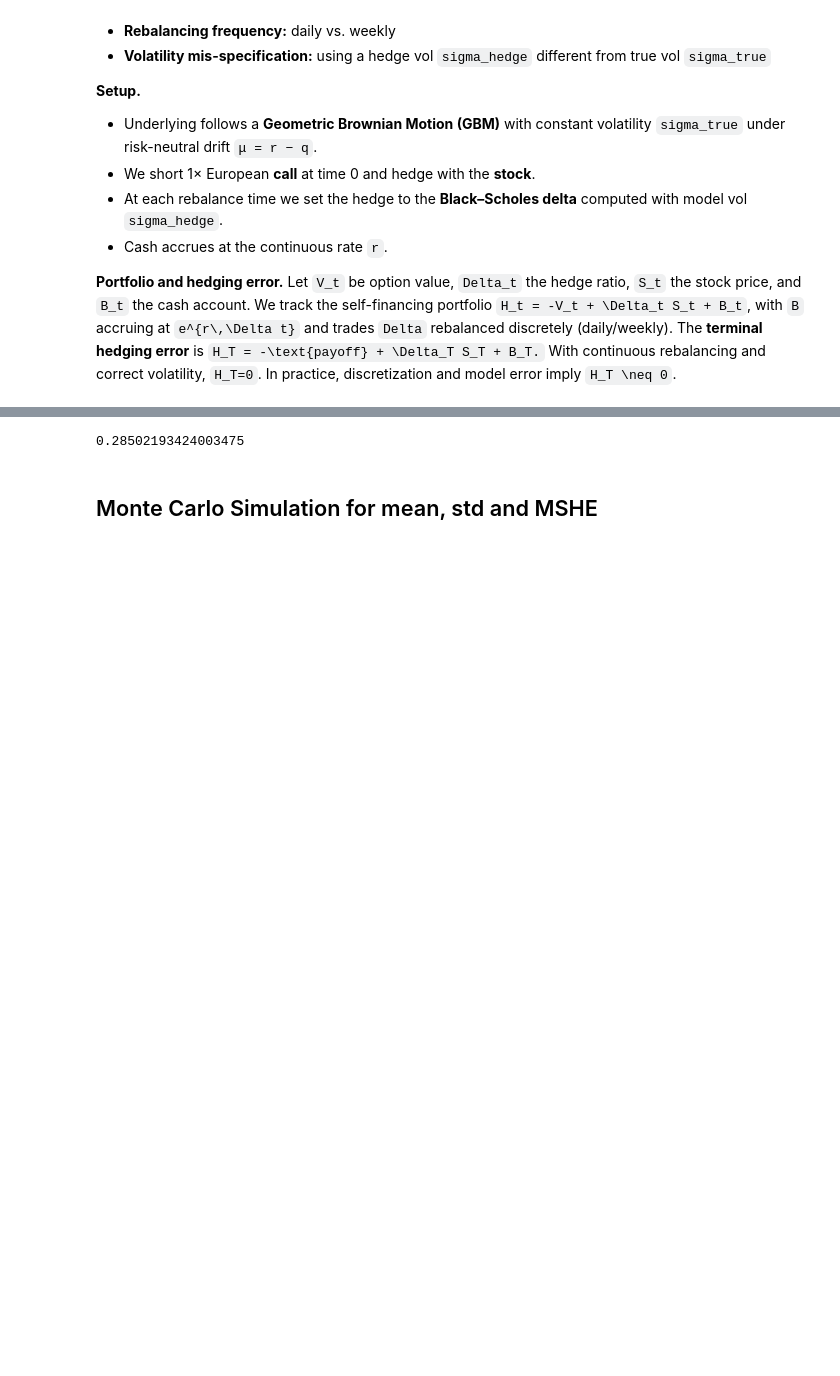
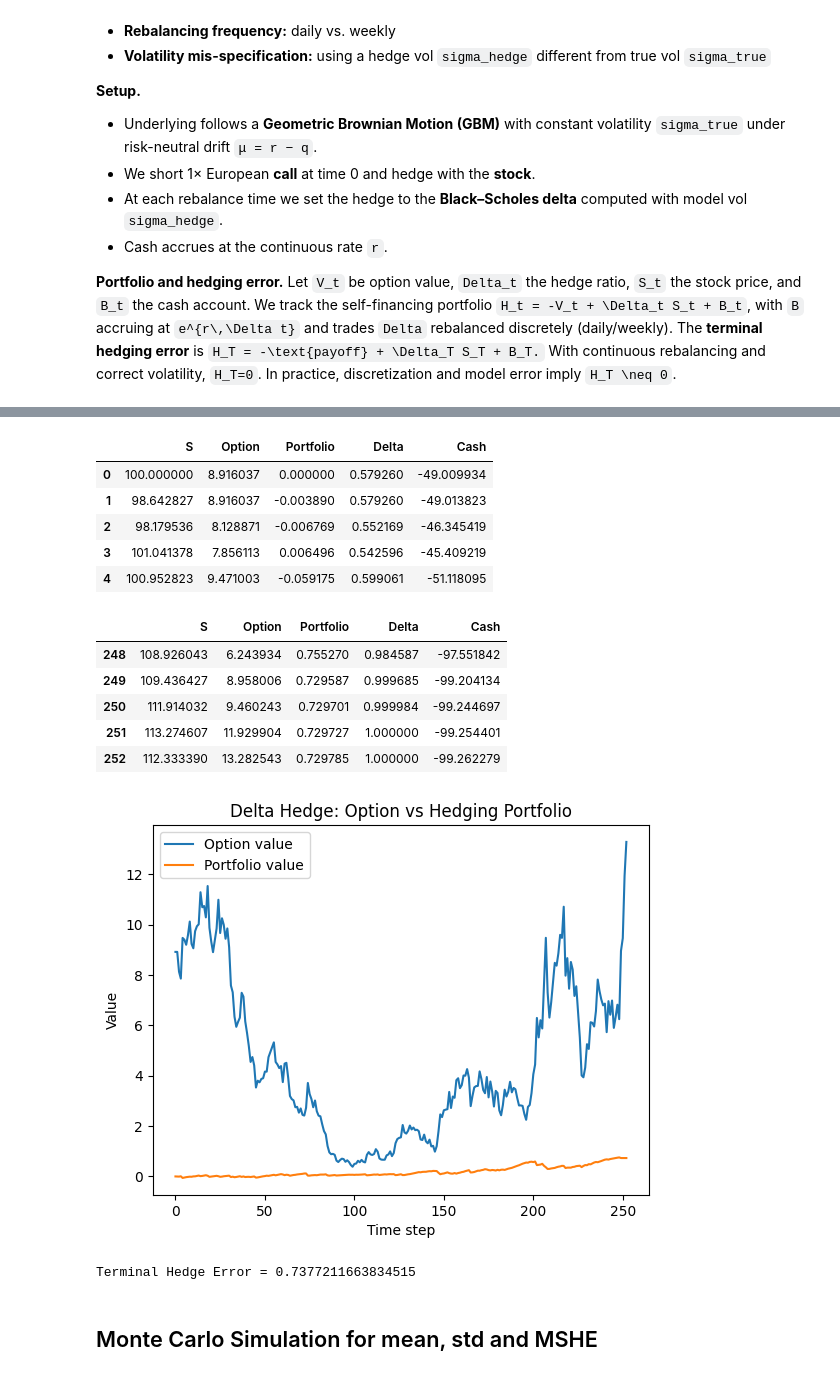
Before and after one commit to lucadrucken/quant-playground, a Jupyter notebook: notebooks/03_delta_hedging.ipynb, the cells around one changed output, grey strips where cells are left out. Drawn from its saved outputs; the diff is of its cells as text; code cells hidden in the pictures; blank space fills up the shorter version.

Commit message:
changes in delta_hedging adjusted readme

```diff
--- a/notebooks/03_delta_hedging.ipynb
+++ b/notebooks/03_delta_hedging.ipynb
@@ -136,35 +136,70 @@ def delta_hedge_one_path(
         # mark to market the option & portfolio
         V_t = bs_price(S_t, K, r, q, sigma_hedge, tau, option_type)
         H_t = -V_t + delta * S_t + B
 
 
         deltas[t+1] = delta
         cash[t+1]   = B
         optval[t+1] = V_t
         H[t+1]      = H_t
 
     # terminal hedging error vs. payoff
     ST = S_path[-1]
     payoff = max(ST - K, 0.0) if option_type == "call" else max(K - ST, 0.0)
     H_T = -payoff + delta * ST + B
 
     return {
         "deltas": deltas,
         "cash": cash,
         "option": optval,
         "portfolio": H,
         "hedge_error_T": float(H_T),
     }
 
 # run on single path
 res = delta_hedge_one_path(
     S_path, S0, K, r, q, sigma_hedge, T, option_type,
     dt=dt, rebalance_steps=1  # daily
 )
 
-res["hedge_error_T"]
+
+df = pd.DataFrame({
+    "S": S_path,
+    "Option": res["option"],
+    "Portfolio": res["portfolio"],
+    "Delta": res["deltas"],
+    "Cash": res["cash"],
+})
+
+display(df.head())
+display(df.tail())
+
+
+plt.figure()
+plt.plot(df["Option"], label="Option value")
+plt.plot(df["Portfolio"], label="Portfolio value")
+plt.title("Delta Hedge: Option vs Hedging Portfolio")
+plt.xlabel("Time step")
+plt.ylabel("Value")
+plt.legend()
+plt.show()
+
+print("Terminal Hedge Error =", res["hedge_error_T"])
 # %% [output]
+|  | S | Option | Portfolio | Delta | Cash |
+| 0 | 100.000000 | 8.916037 | 0.000000 | 0.579260 | -49.009934 |
+| 1 | 98.642827 | 8.916037 | -0.003890 | 0.579260 | -49.013823 |
+| 2 | 98.179536 | 8.128871 | -0.006769 | 0.552169 | -46.345419 |
+| 3 | 101.041378 | 7.856113 | 0.006496 | 0.542596 | -45.409219 |
+| 4 | 100.952823 | 9.471003 | -0.059175 | 0.599061 | -51.118095 |
+|  | S | Option | Portfolio | Delta | Cash |
+| 248 | 108.926043 | 6.243934 | 0.755270 | 0.984587 | -97.551842 |
+| 249 | 109.436427 | 8.958006 | 0.729587 | 0.999685 | -99.204134 |
+| 250 | 111.914032 | 9.460243 | 0.729701 | 0.999984 | -99.244697 |
+| 251 | 113.274607 | 11.929904 | 0.729727 | 1.000000 | -99.254401 |
+| 252 | 112.333390 | 13.282543 | 0.729785 | 1.000000 | -99.262279 |
+[figure, added]
-0.28502193424003475
+Terminal Hedge Error = 0.7377211663834515
 # %% [markdown]
 ## Monte Carlo Simulation for mean, std and MSHE
 # %%
```
Also changed, not shown: parts of 4 cells of this notebook, 3 other files.
